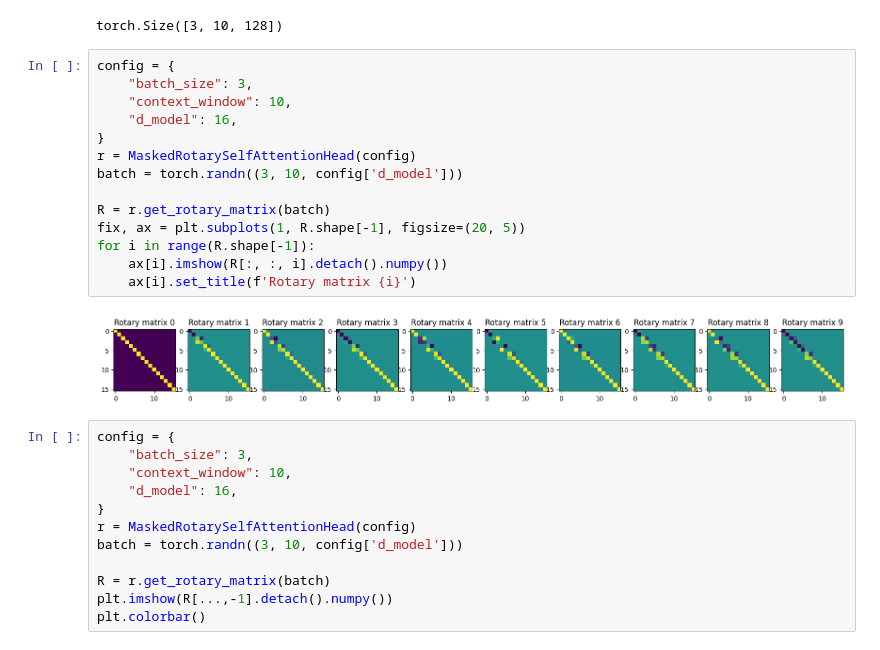
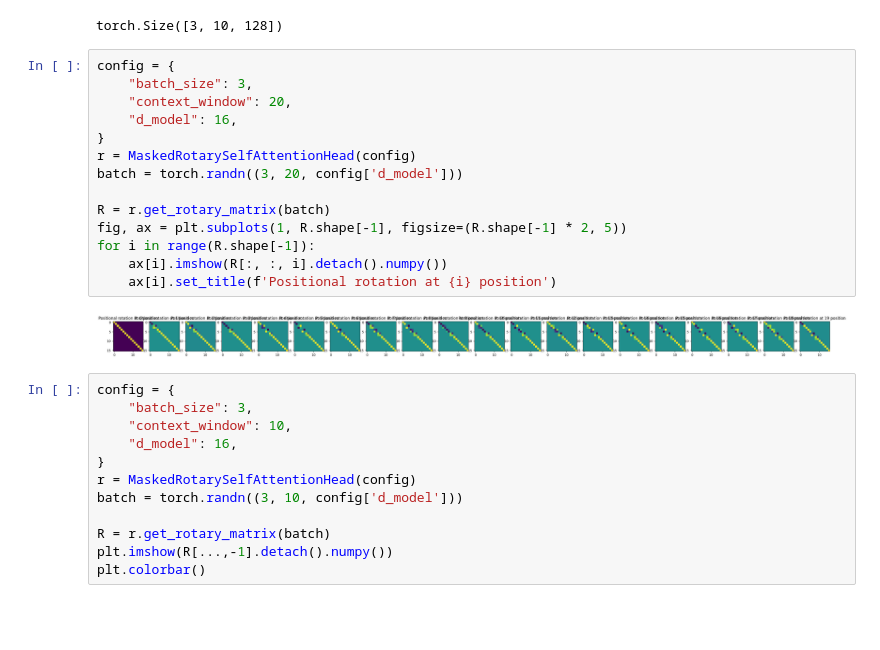
Before and after one commit to bkitano/llama-from-scratch, a Jupyter notebook: llama.ipynb, the cells around one changed output. Saved outputs shown, nothing was run; the diff lists cells and outputs as text; blank space fills up the shorter version.

Commit message:
adding visuals in some places whatever, and then adding llama2 to build from certainty the whole time

```diff
--- a/llama.ipynb
+++ b/llama.ipynb
@@ -127,19 +144,19 @@ torch.Size([3, 10, 128])
 # %%
 config = {
     "batch_size": 3,
-    "context_window": 10,
+    "context_window": 20,
     "d_model": 16,
 }
 r = MaskedRotarySelfAttentionHead(config)
-batch = torch.randn((3, 10, config['d_model']))
+batch = torch.randn((3, 20, config['d_model']))
 
 R = r.get_rotary_matrix(batch)
-fix, ax = plt.subplots(1, R.shape[-1], figsize=(20, 5))
+fig, ax = plt.subplots(1, R.shape[-1], figsize=(R.shape[-1] * 2, 5))
 for i in range(R.shape[-1]):
     ax[i].imshow(R[:, :, i].detach().numpy())
-    ax[i].set_title(f'Rotary matrix {i}')
+    ax[i].set_title(f'Positional rotation at {i} position')
 # %% [output]
-[figure, old version]
+[figure, new version]
 # %%
 config = {
     "batch_size": 3,
```
Also changed, not shown: parts of 10 cells of this notebook, 1 other file.
